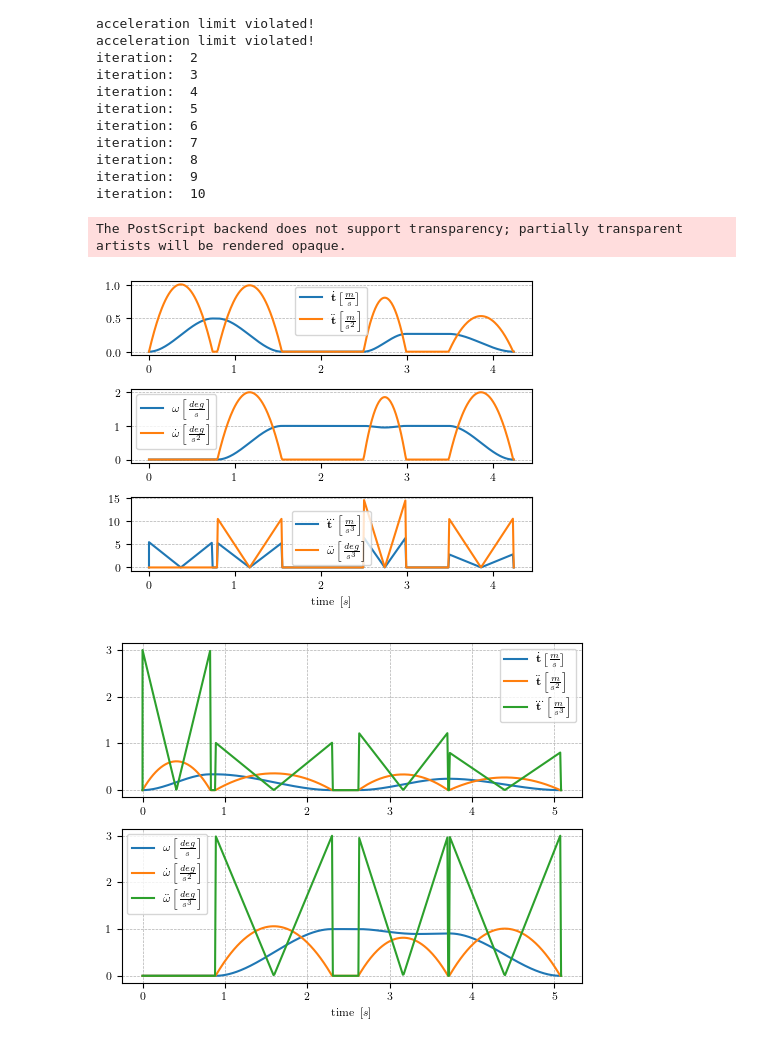
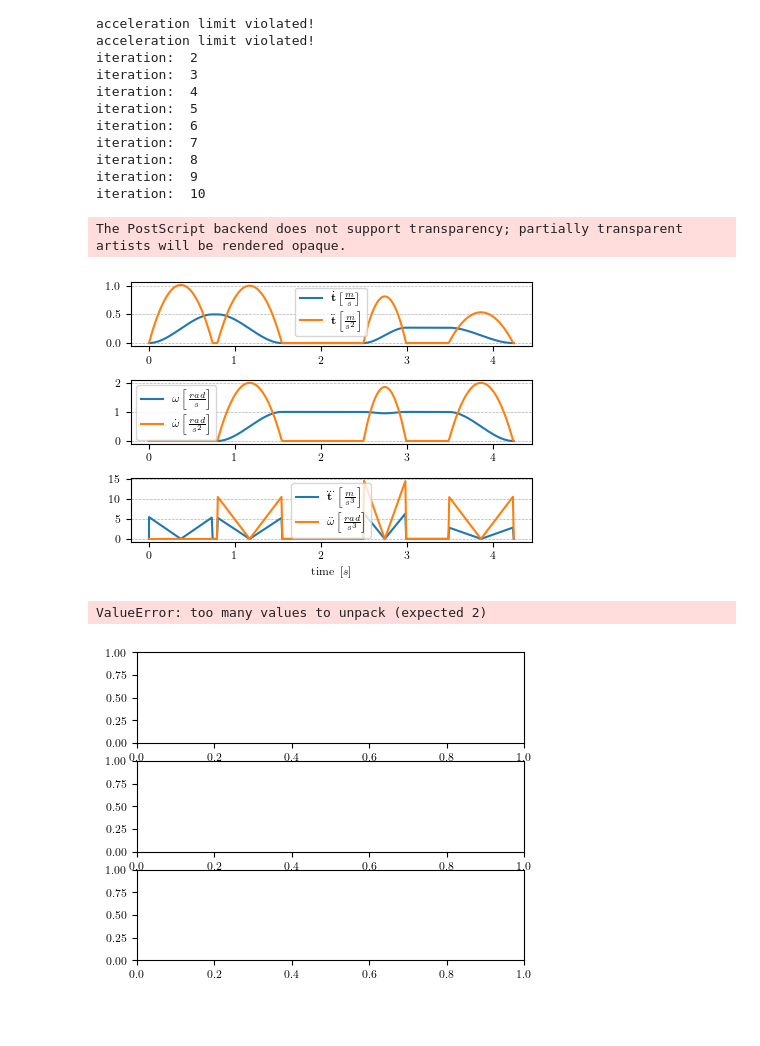
Before and after one commit to JTem/Masterthesis, a Jupyter notebook: interpolator_example.ipynb, the cells around one changed output. Cells and saved outputs as stored; diff of their text form; code cells hidden in the pictures; blank space fills up the shorter version.

```diff
--- a/interpolator_example.ipynb
+++ b/interpolator_example.ipynb
@@ -125,38 +125,38 @@ plt.rcParams['xtick.labelsize'] = text_size  # For x tick labels
 plt.rcParams['ytick.labelsize'] = text_size  # For y tick labels
 plt.rcParams['legend.fontsize'] = text_size  # For legend
 
 width_cm = 7.8
 
 
-fig, (ax1, ax2, ax3) = plt.subplots(3, 1, figsize=(4.5, 3.5))
+fig, (ax1, ax2, ax3) = plt.subplots(3, 1, figsize=(4.5, 3.2))
 
 ax1.plot(time, vel_norm_list, label = r'$\dot{\mathbf{t}} \left[ \frac{m}{s} \right]$')
 ax1.plot(time, acc_norm_list, label = r'$\ddot{\mathbf{t}} \left[ \frac{m}{s^2} \right]$')
 ax1.set_yticks(np.arange(0, 1 + 0.5, 0.5))
 ax1.legend()
 
-ax2.plot(time, ang_vel_norm_list, label = r'$\mathbf{\omega} \left[ \frac{deg}{s} \right]$')
-ax2.plot(time, ang_acc_norm_list, label = r'$\dot{\mathbf{\omega}} \left[ \frac{deg}{s^2} \right]$')
+ax2.plot(time, ang_vel_norm_list, label = r'$\mathbf{\omega} \left[ \frac{rad}{s} \right]$')
+ax2.plot(time, ang_acc_norm_list, label = r'$\dot{\mathbf{\omega}} \left[ \frac{rad}{s^2} \right]$')
 ax2.set_yticks(np.arange(0, 2 + 1, 1))
 ax2.legend()
 
 ax3.plot(time, jerk_norm_list, label =r'$\dddot{\mathbf{t}} \left[ \frac{m}{s^3} \right]$')
-ax3.plot(time, ang_jerk_norm_list, label = r'$\ddot{\mathbf{\omega}} \left[ \frac{deg}{s^3} \right]$')
+ax3.plot(time, ang_jerk_norm_list, label = r'$\ddot{\mathbf{\omega}} \left[ \frac{rad}{s^3} \right]$')
 ax3.set_yticks(np.arange(0, 15 + 5, 5))
 ax3.set_xlabel(r'$\textrm{time } \left[ s \right]$')
 ax3.legend()
 
 ax1.grid(True,axis='y', which='both', linestyle='--', linewidth=0.5)
 ax2.grid(True,axis='y', which='both', linestyle='--', linewidth=0.5)
 ax3.grid(True,axis='y', which='both', linestyle='--', linewidth=0.5)
 
 # # Adjust the layout and display the plot
 plt.tight_layout()
 #plt.show() =
 plt.savefig("norm_resultsx.eps")
 # %% [output]
 The PostScript backend does not support transparency; partially transparent artists will be rendered opaque.
-[figure, old version]
+[figure, new version]
 # %%
 time_vec = np.arange(0, trajectory.time_vector[-1]+0.01, 0.01)
 
@@ -215,7 +215,7 @@ plt.rcParams['legend.fontsize'] = text_size  # For legend
 width_cm = 7.8
 
 
-fig, (ax1, ax2) = plt.subplots(2, 1, figsize=(5, 4))
+fig, (ax1, ax2) = plt.subplots(3, 1, figsize=(5, 4))
 
 ax1.plot(time, vel_norm_list, label = r'$\dot{\mathbf{t}} \left[ \frac{m}{s} \right]$')
 ax1.plot(time, acc_norm_list, label = r'$\ddot{\mathbf{t}} \left[ \frac{m}{s^2} \right]$')
@@ -237,4 +237,5 @@ plt.tight_layout()
 plt.show()
 #plt.savefig("norm_resultsx.eps")
 # %% [output]
+ValueError: too many values to unpack (expected 2)
-[figure, old version]
+[figure, new version]
```
Also changed, not shown: 7 other files.
